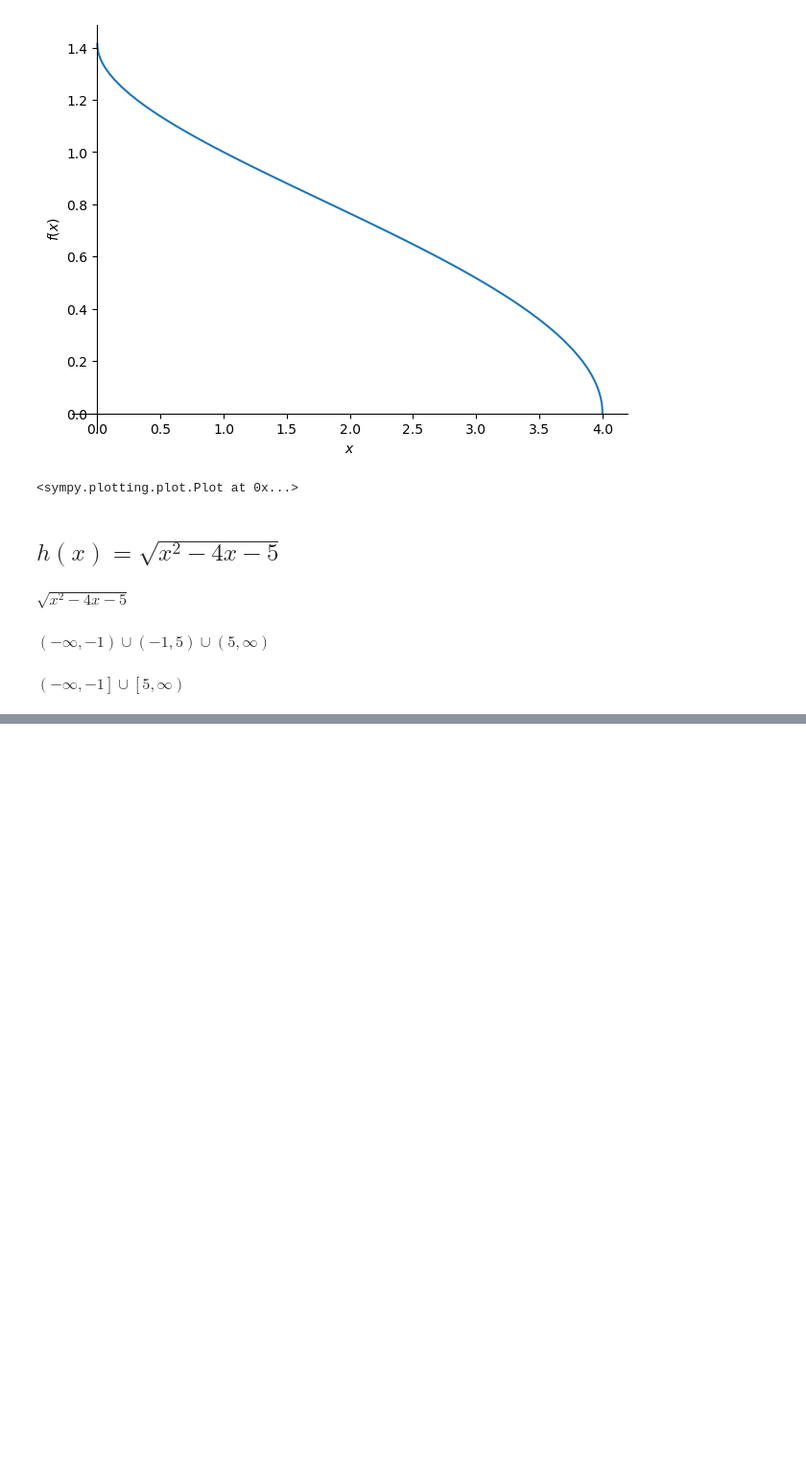
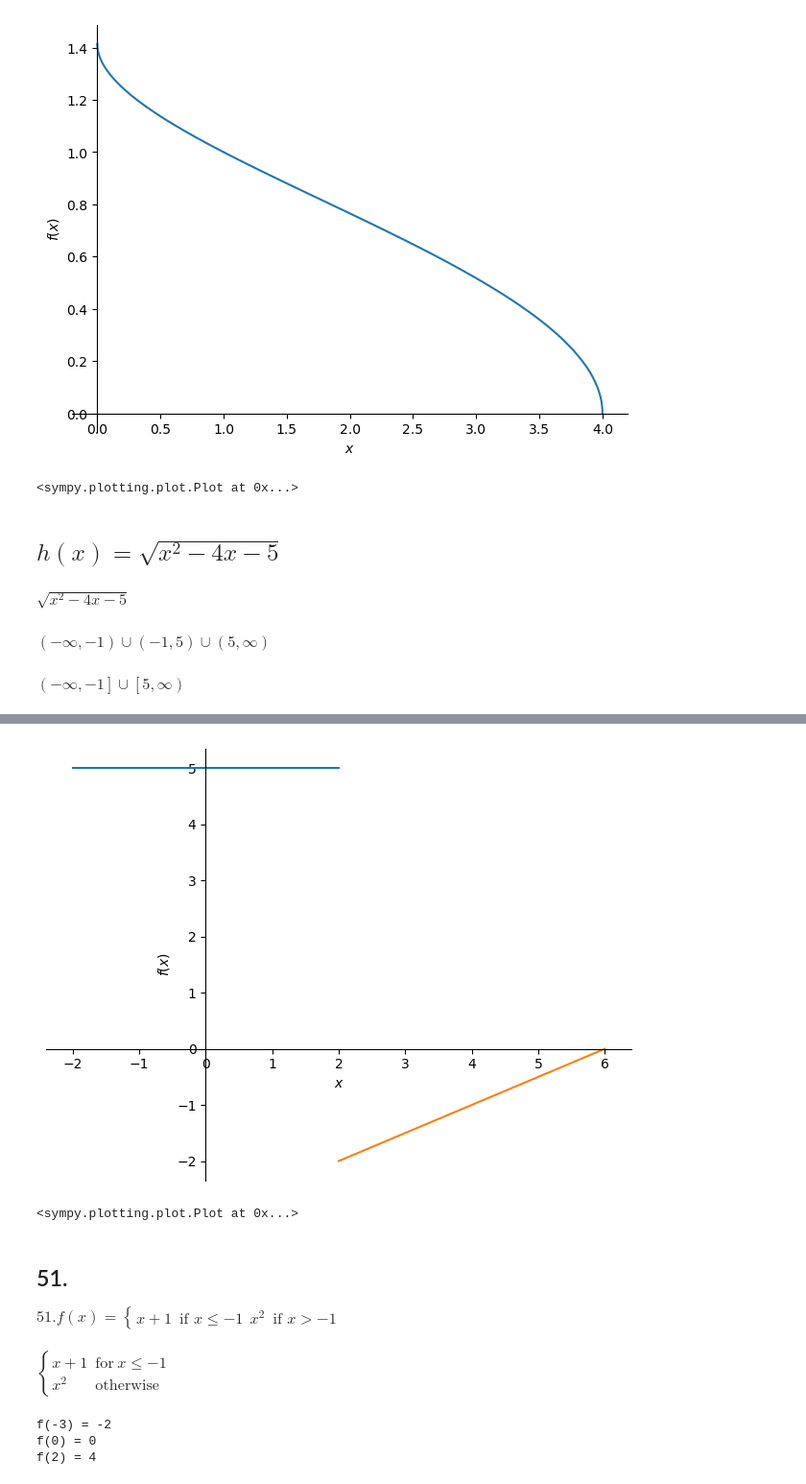
Before and after one commit to Lashi0812/Calculus, a Jupyter notebook: 01_1_Chapter_Four_way_to_represent_fn.ipynb, the cells around one changed output, grey strips where cells are left out. Shown at 96% size. Cells and saved outputs as stored; diff of their text form; code cells hidden in the pictures; blank space fills up the shorter version.

```diff
--- a/01_1_Chapter_Four_way_to_represent_fn.ipynb
+++ b/01_1_Chapter_Four_way_to_represent_fn.ipynb
@@ -390,0 +509,29 @@ $\displaystyle \left(-\infty, -1\right] \cup \left[5, \infty\right)$
+# %%
+sp.plot(
+    (a,(x,-2,2)),
+    (b,(x,2,6))
+)
+# %% [output]
+[figure, added]
+<sympy.plotting.plot.Plot at 0x...>
+# %% [markdown]
+## 51.
+$51. f(x)=\begin{cases} x+1 & \text{if } x\le -1\ \ x^2 & \text{if } x>-1\end{cases}$
+# %%
+a = x+1
+b = x**2
+fx = sp.Piecewise(
+    (a,x<=-1),
+    (b,x>-1)
+)
+fx
+# %% [output]
+$\displaystyle \begin{cases} x + 1 & \text{for}\: x \leq -1 \\x^{2} & \text{otherwise} \end{cases}$
+# %%
+print(f"f(-3) = {fx.subs(x,-3)} ")
+print(f"f(0) = {fx.subs(x,0)} ")
+print(f"f(2) = {fx.subs(x,2)} ")
+# %% [output]
+f(-3) = -2
+f(0) = 0
+f(2) = 4
```
Also changed, not shown: parts of 49 cells of this notebook.
